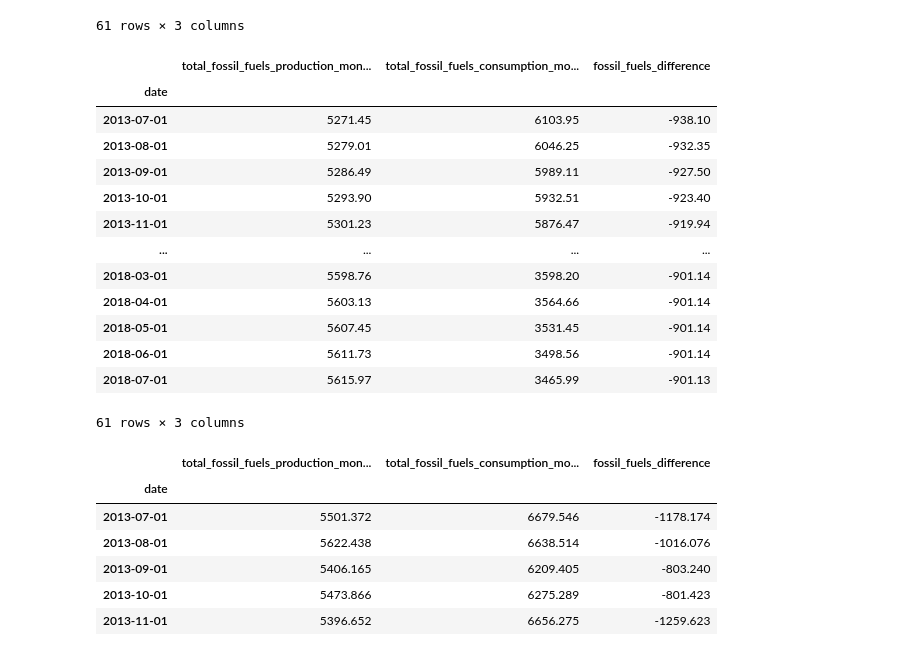
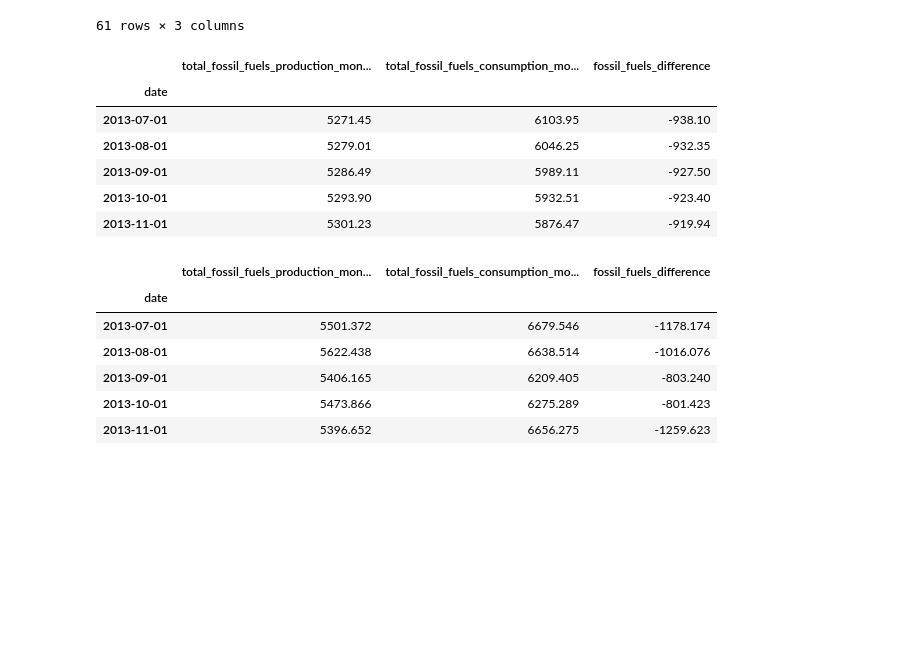
Before and after one commit to craigcalzado/individual-project, a Jupyter notebook: data_workbook.ipynb, the cells around one changed output. Drawn from its saved outputs; the diff is of its cells as text; code cells hidden in the pictures; blank space fills up the shorter version.

```diff
--- a/data_workbook.ipynb
+++ b/data_workbook.ipynb
@@ -304,6 +294,6 @@ validate_end_index
 # %%
-# train will go from 0 to 911
-train = df_fossil_fuels[:train_size]
+# # train will go from 0 to 911
+# train = df_fossil_fuels[:train_size]
 # %%
-# validate will go from 912 to 1458
-validate = df_fossil_fuels[train_size:validate_end_index]
+# # validate will go from 912 to 1458
+# validate = df_fossil_fuels[train_size:validate_end_index]
@@ -309,0 +329,12 @@ validate = df_fossil_fuels[train_size:validate_end_index]
+# %%
+def split_data_model(df):
+    df = df.loc[df.index >= '2005']
+    train_size = int(len(df) * 0.5)
+    validate_size = int(len(df) * 0.3)
+    validate_end_index = train_size + validate_size
+    train = df[:train_size]
+    validate = df[train_size:validate_end_index]
+    test = df[validate_end_index:]
+    return train, validate, test
+
+train, validate, test = split_data_model(df)
@@ -324,6 +372,3 @@ validate
 | 2018-06-01 | 6102.405 | 6379.720 | -277.315 |
 | 2018-07-01 | 6405.192 | 6902.923 | -497.731 |
 61 rows × 3 columns
-# %%
-# test will include 1459 to the end
-test = df_fossil_fuels[validate_end_index:]
@@ -881,22 +937,15 @@ yhat_items = model.predict(start = validate.index[0],
 # add predictions to yhat_df
 yhat_df[col] = round(yhat_items, 2)
 # %%
-yhat_df
+yhat_df.head()
 # %% [output]
 |  | total_fossil_fuels_production_mon... | total_fossil_fuels_consumption_mo... | fossil_fuels_difference |
 | date |  |  |  |
 | 2013-07-01 | 5271.45 | 6103.95 | -938.10 |
 | 2013-08-01 | 5279.01 | 6046.25 | -932.35 |
 | 2013-09-01 | 5286.49 | 5989.11 | -927.50 |
 | 2013-10-01 | 5293.90 | 5932.51 | -923.40 |
 | 2013-11-01 | 5301.23 | 5876.47 | -919.94 |
-| ... | ... | ... | ... |
-| 2018-03-01 | 5598.76 | 3598.20 | -901.14 |
-| 2018-04-01 | 5603.13 | 3564.66 | -901.14 |
-| 2018-05-01 | 5607.45 | 3531.45 | -901.14 |
-| 2018-06-01 | 5611.73 | 3498.56 | -901.14 |
-| 2018-07-01 | 5615.97 | 3465.99 | -901.13 |
-61 rows × 3 columns
 # %%
 validate
 # %% [output]
```
Also changed, not shown: parts of 70 cells of this notebook, 2 other files.
